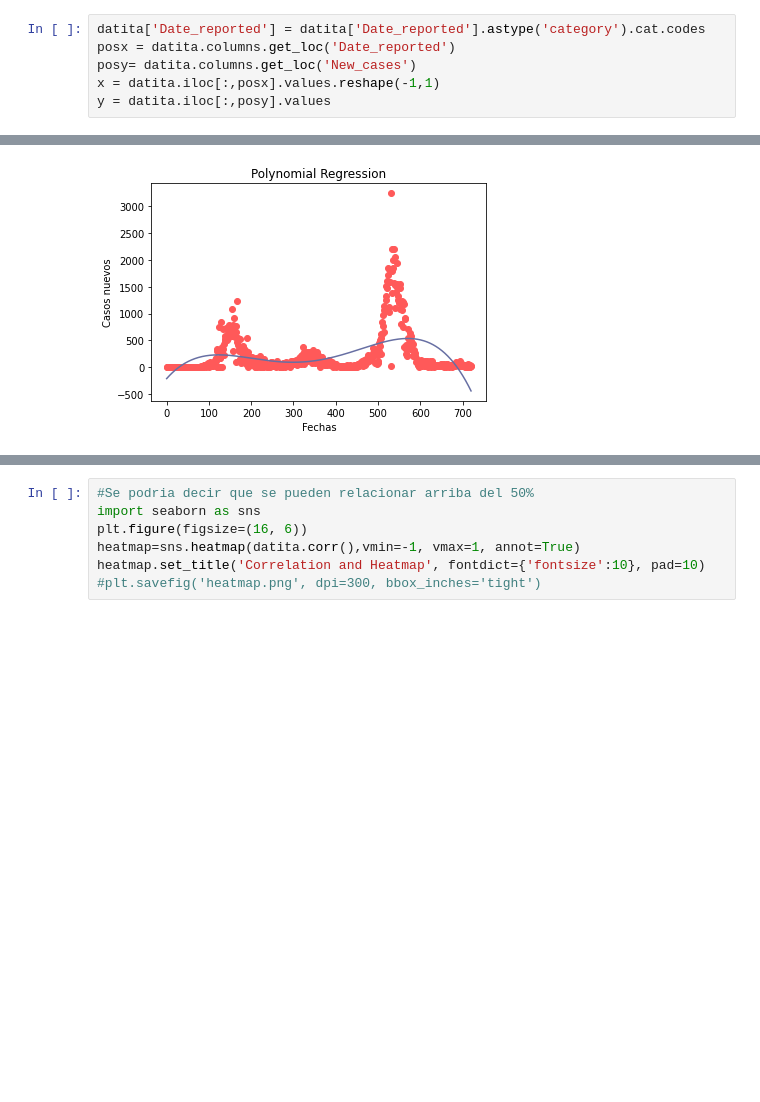
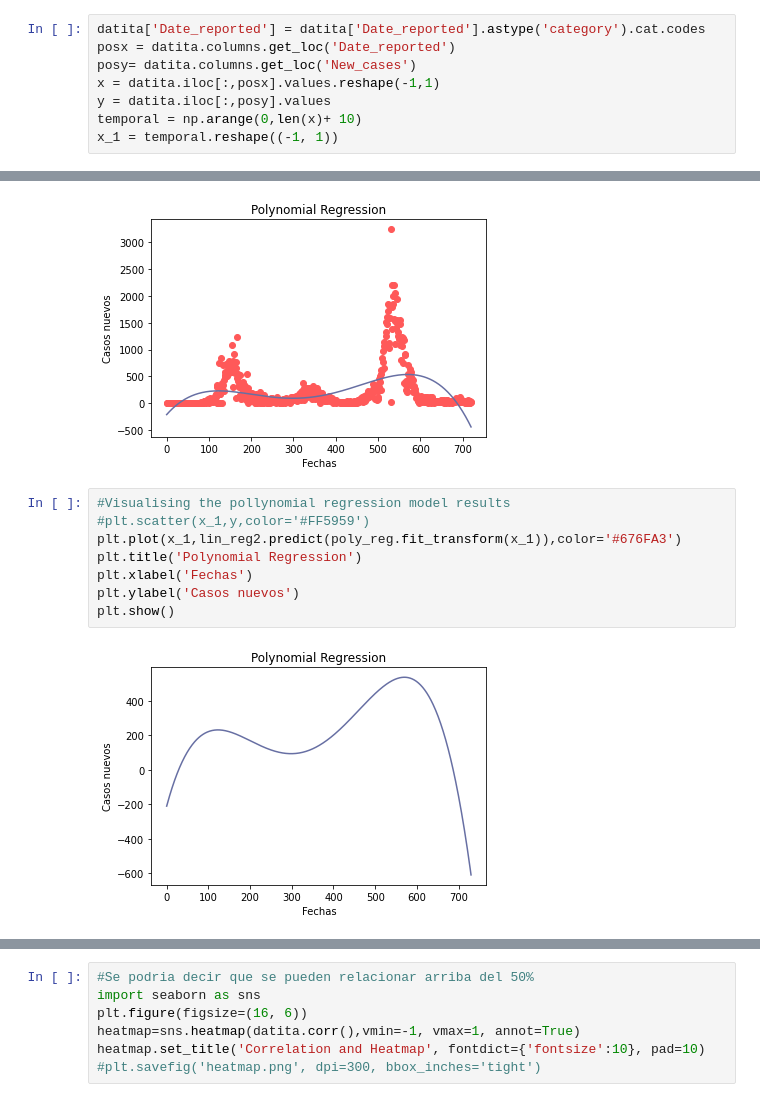
Before and after one commit to Hcastleon/OLC2_VCD_PY2, a Jupyter notebook: home/funciones/Tendencia_F1.ipynb, the cells around one changed output, grey strips where cells are left out. Saved outputs shown, nothing was run; the diff lists cells and outputs as text; blank space fills up the shorter version.

```diff
--- a/home/funciones/Tendencia_F1.ipynb
+++ b/home/funciones/Tendencia_F1.ipynb
@@ -29,3 +28,5 @@ posx = datita.columns.get_loc('Date_reported')
 posy= datita.columns.get_loc('New_cases')
 x = datita.iloc[:,posx].values.reshape(-1,1)
 y = datita.iloc[:,posy].values
+temporal = np.arange(0,len(x)+ 10)
+x_1 = temporal.reshape((-1, 1))
@@ -47,3 +54,13 @@ plt.ylabel('Casos nuevos')
 plt.show()
 # %% [output]
 [figure]
+# %%
+#Visualising the pollynomial regression model results
+#plt.scatter(x_1,y,color='#FF5959')
+plt.plot(x_1,lin_reg2.predict(poly_reg.fit_transform(x_1)),color='#676FA3')
+plt.title('Polynomial Regression')
+plt.xlabel('Fechas')
+plt.ylabel('Casos nuevos')
+plt.show()
+# %% [output]
+[figure, added]
```
Also changed, not shown: parts of 6 cells of this notebook, 10 other files.
